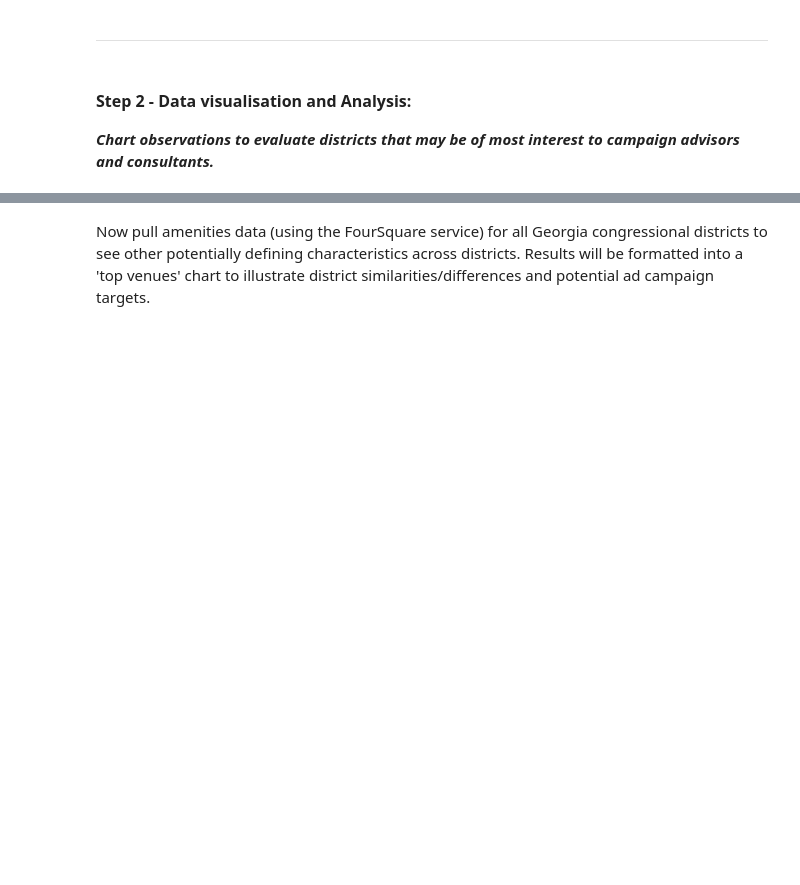
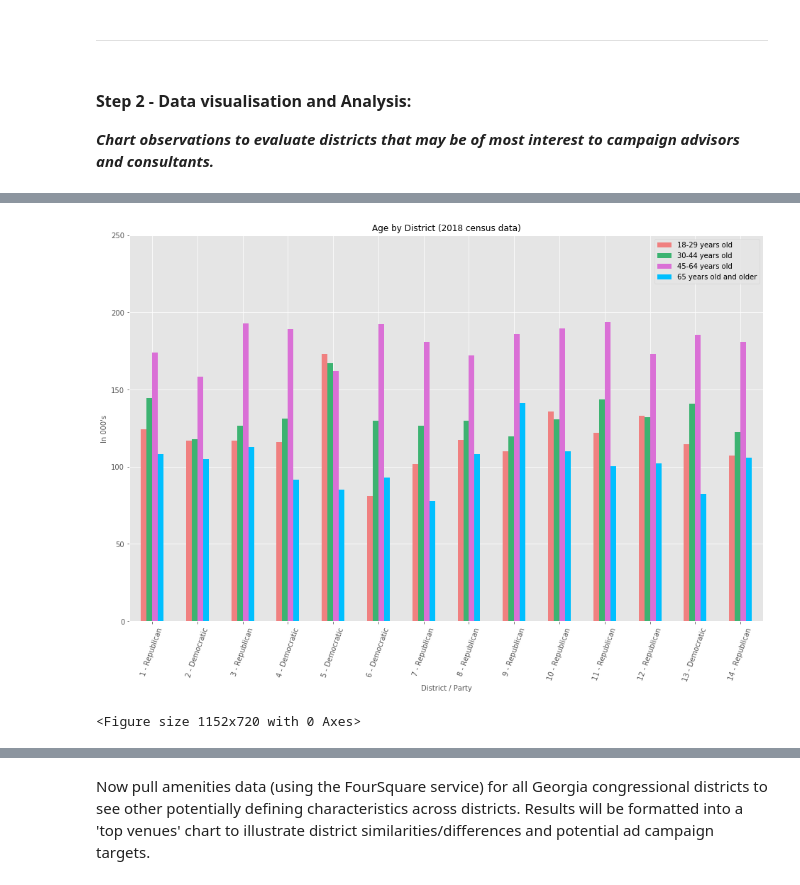
Before and after one commit to jot-43/Coursera_Capstone, a Jupyter notebook: JTs Coursera Capstone.ipynb, the cells around one changed output, grey strips where cells are left out. Drawn from its saved outputs; the diff is of its cells as text; code cells hidden in the pictures; blank space fills up the shorter version.

```diff
--- a/JTs Coursera Capstone.ipynb
+++ b/JTs Coursera Capstone.ipynb
@@ -554,0 +633,33 @@ df_display[['District - Party',
+# %%
+#show voting age demographics across districts
+cols=['District - Party', '18-29 years old', '30-44 years old',
+       '45-64 years old', '65 years old and older']
+
+colorlist=['lightcoral', 'mediumseagreen', 'orchid', 'deepskyblue']
+
+labels = df_districts_merged['District - Party']
+
+x=np.arange(0,300,50)
+ax=df_districts_merged[cols].plot(kind='bar',
+                   figsize=(16,10),
+                   color=(colorlist))
+
+ax.set_title("Age by District (2018 census data)",
+             fontsize=12)
+
+ax.set_yticks(x)
+
+ax.set_xticklabels(labels, fontsize=10, rotation=70)
+
+
+ax.set_xlabel("District / Party", fontsize=10)
+ax.set_ylabel("In 000's", fontsize=10)
+
+plt.legend(fontsize=10)
+
+plt.figure(figsize=(16,10))
+
+plt.show()
+# %% [output]
+[figure, added]
+<Figure size 1152x720 with 0 Axes>
```
Also changed, not shown: parts of 73 cells of this notebook.
